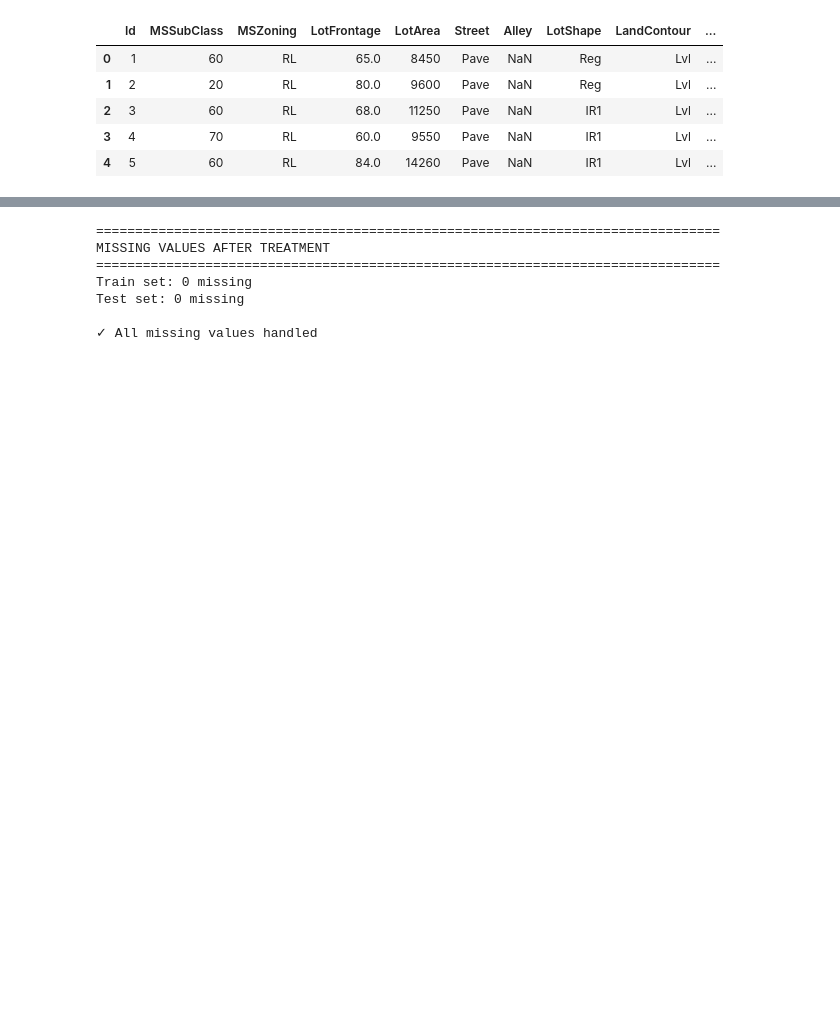
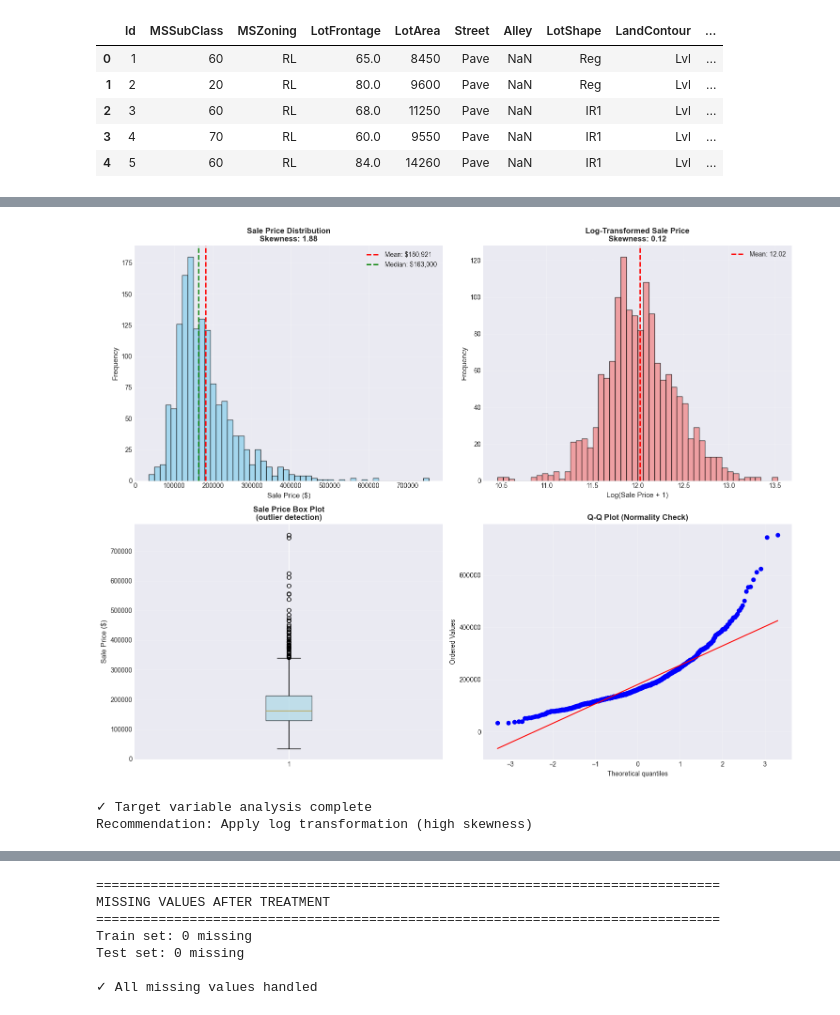
Before and after one commit to hoa2004st/House-Price-in-Ames-Prediction-and-Explaination, a Jupyter notebook: 1_EDA_FeatureEngineering_ModelTraining_PDP.ipynb, the cells around one changed output, grey strips where cells are left out. Cells and saved outputs as stored; diff of their text form; code cells hidden in the pictures; blank space fills up the shorter version.

```diff
--- a/1_EDA_FeatureEngineering_ModelTraining_PDP.ipynb
+++ b/1_EDA_FeatureEngineering_ModelTraining_PDP.ipynb
@@ -217,0 +265,76 @@ Name: SalePrice, dtype: float64
+# %%
+# Comprehensive target variable analysis
+sale_price = train_df['SalePrice']
+
+print("="*80)
+print("TARGET VARIABLE: SALEPRICE - DETAILED STATISTICS")
+print("="*80)
+print(f"Count: {sale_price.count():,}")
+print(f"Mean: ${sale_price.mean():,.2f}")
+print(f"Median: ${sale_price.median():,.2f}")
+print(f"Std Dev: ${sale_price.std():,.2f}")
+print(f"Min: ${sale_price.min():,.2f}")
+print(f"Max: ${sale_price.max():,.2f}")
+print(f"Range: ${sale_price.max() - sale_price.min():,.2f}")
+print(f"\nSkewness: {sale_price.skew():.4f}")
+print(f"Kurtosis: {sale_price.kurtosis():.4f}")
+print(f"\nQ1 (25%): ${sale_price.quantile(0.25):,.2f}")
+print(f"Q3 (75%): ${sale_price.quantile(0.75):,.2f}")
+print(f"IQR: ${sale_price.quantile(0.75) - sale_price.quantile(0.25):,.2f}")
+
+# Calculate outliers
+Q1 = sale_price.quantile(0.25)
+Q3 = sale_price.quantile(0.75)
+IQR = Q3 - Q1
+lower_bound = Q1 - 1.5 * IQR
+upper_bound = Q3 + 1.5 * IQR
+outliers = sale_price[(sale_price < lower_bound) | (sale_price > upper_bound)]
+print(f"\nPotential outliers (IQR method): {len(outliers)} ({len(outliers)/len(sale_price)*100:.2f}%)")
+
+# Visualize distribution
+fig, axes = plt.subplots(2, 2, figsize=(15, 12))
+
+# Histogram
+ax1 = axes[0, 0]
+ax1.hist(sale_price, bins=50, edgecolor='black', alpha=0.7, color='skyblue')
+ax1.axvline(sale_price.mean(), color='red', linestyle='--', linewidth=2, label=f'Mean: ${sale_price.mean():,.0f}')
+ax1.axvline(sale_price.median(), color='green', linestyle='--', linewidth=2, label=f'Median: ${sale_price.median():,.0f}')
+ax1.set_xlabel('Sale Price ($)', fontsize=11)
+ax1.set_ylabel('Frequency', fontsize=11)
+ax1.set_title(f'Sale Price Distribution\nSkewness: {sale_price.skew():.2f}', fontsize=12, fontweight='bold')
+ax1.legend()
+ax1.grid(alpha=0.3)
+
+# Log-transformed histogram
+ax2 = axes[0, 1]
+log_price = np.log1p(sale_price)
+ax2.hist(log_price, bins=50, edgecolor='black', alpha=0.7, color='lightcoral')
+ax2.axvline(log_price.mean(), color='red', linestyle='--', linewidth=2, label=f'Mean: {log_price.mean():.2f}')
+ax2.set_xlabel('Log(Sale Price + 1)', fontsize=11)
+ax2.set_ylabel('Frequency', fontsize=11)
+ax2.set_title(f'Log-Transformed Sale Price\nSkewness: {log_price.skew():.2f}', fontsize=12, fontweight='bold')
+ax2.legend()
+ax2.grid(alpha=0.3)
+
+# Box plot
+ax3 = axes[1, 0]
+box = ax3.boxplot(sale_price, vert=True, patch_artist=True)
+box['boxes'][0].set_facecolor('lightblue')
+box['boxes'][0].set_alpha(0.7)
+ax3.set_ylabel('Sale Price ($)', fontsize=11)
+ax3.set_title('Sale Price Box Plot\n(outlier detection)', fontsize=12, fontweight='bold')
+ax3.grid(axis='y', alpha=0.3)
+
+# Q-Q plot for normality check
+ax4 = axes[1, 1]
+from scipy import stats as scipy_stats
+scipy_stats.probplot(sale_price, dist="norm", plot=ax4)
+ax4.set_title('Q-Q Plot (Normality Check)', fontsize=12, fontweight='bold')
+ax4.grid(alpha=0.3)
+
+plt.tight_layout()
+plt.show()
+
+print(f"\n✓ Target variable analysis complete")
+print(f"Recommendation: {'Apply log transformation (high skewness)' if sale_price.skew() > 0.75 else 'Consider log transformation' if sale_price.skew() > 0.5 else 'No transformation needed'}")
+# %% [output]
@@ -217,0 +360,3 @@ Name: SalePrice, dtype: float64
+[figure, added]
+✓ Target variable analysis complete
+Recommendation: Apply log transformation (high skewness)
```
Also changed, not shown: parts of 30 cells of this notebook, 5 other files.
